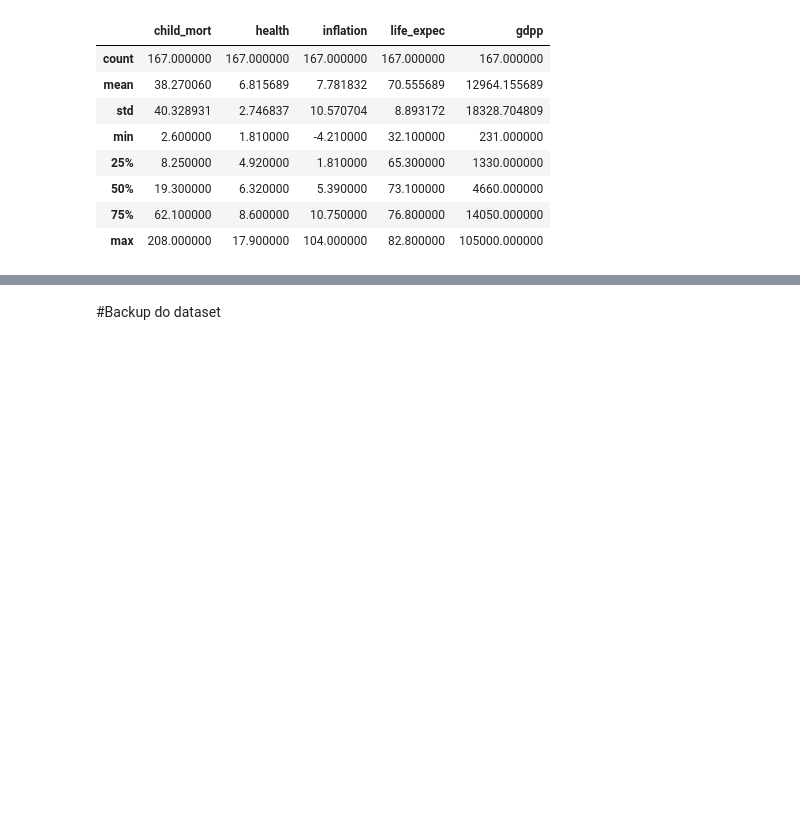
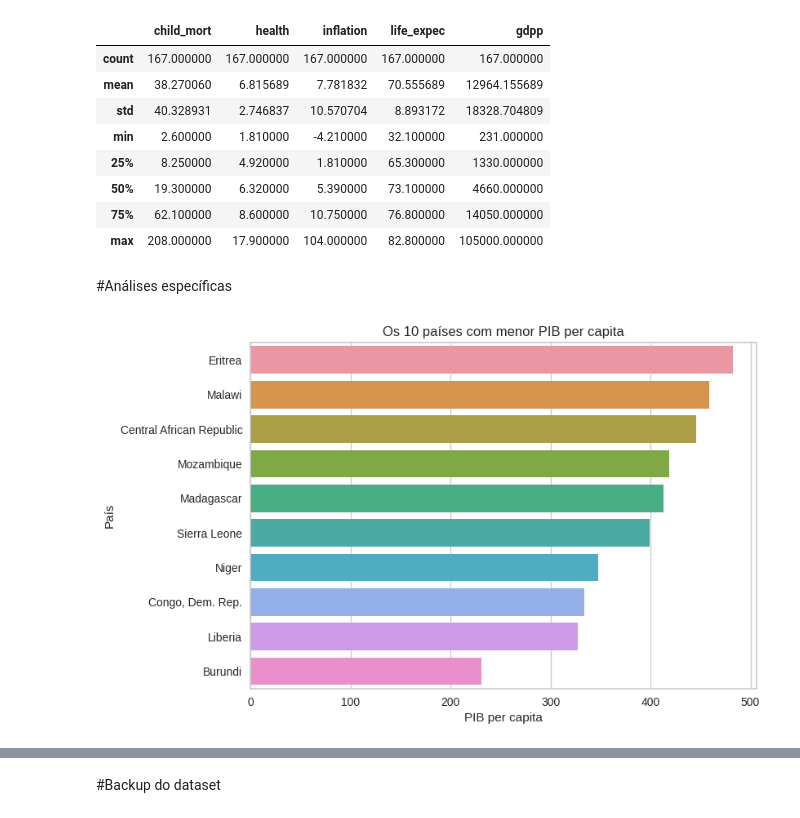
Before and after one commit to GabrielCdev/HELP_International_Analysis, a Jupyter notebook: HELP_International_Analysis.ipynb, the cells around one changed output, grey strips where cells are left out. Cells and saved outputs as stored; diff of their text form; code cells hidden in the pictures; blank space fills up the shorter version.

Commit message:
Specific analysis in data

```diff
--- a/HELP_International_Analysis.ipynb
+++ b/HELP_International_Analysis.ipynb
@@ -243,3 +243,18 @@ help_df.describe()
 | 50% | 19.300000 | 6.320000 | 5.390000 | 73.100000 | 4660.000000 |
 | 75% | 62.100000 | 8.600000 | 10.750000 | 76.800000 | 14050.000000 |
 | max | 208.000000 | 17.900000 | 104.000000 | 82.800000 | 105000.000000 |
+# %% [markdown]
+#Análises específicas
+# %%
+df_sorted = help_df.sort_values(by='gdpp', ascending=False)
+top_10 = df_sorted.tail(10)
+
+sns.barplot(x='gdpp', y=top_10.index, data=top_10)
+
+plt.xlabel('PIB per capita')
+plt.ylabel('País')
+plt.title('Os 10 países com menor PIB per capita')
+
+plt.show()
+# %% [output]
+[figure, added]
```
Also changed, not shown: parts of 4 cells of this notebook.
